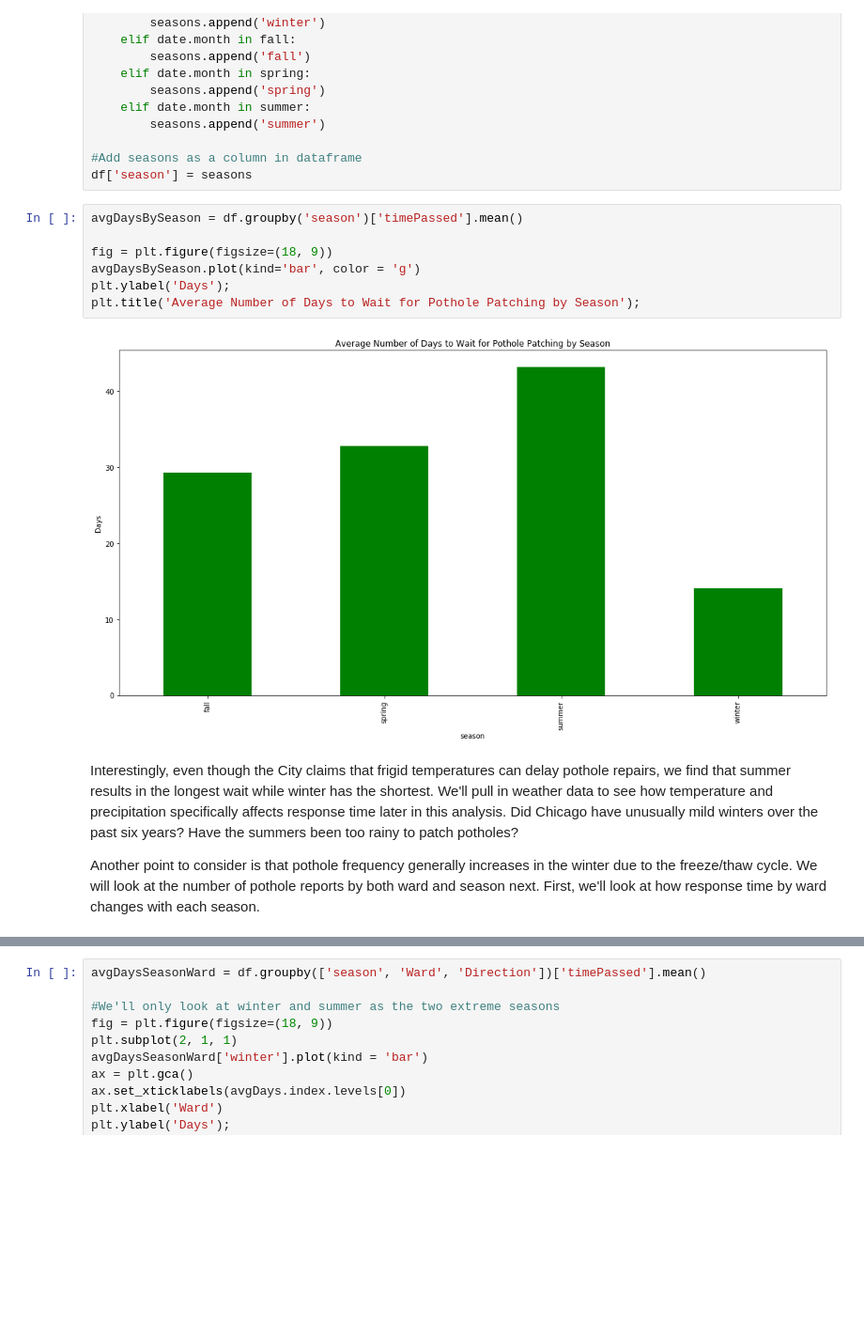
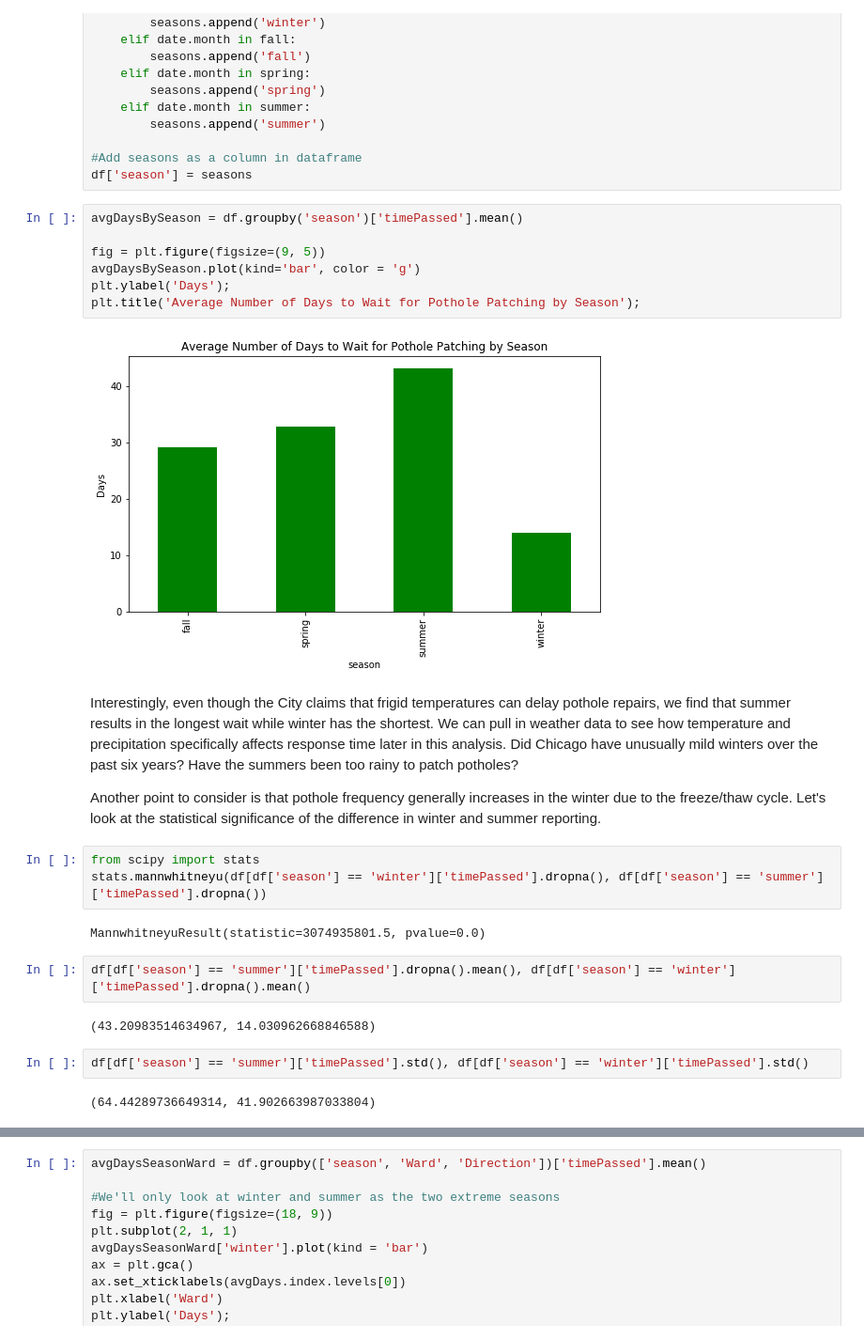
Before and after one commit to mdhanna/Chicago_Pothole_Analysis, a Jupyter notebook: Capstone1_Chicago_Pothole_Analysis.ipynb, the cells around one changed output, grey strips where cells are left out. Shown at 94% size. Saved outputs shown, nothing was run; the diff lists cells and outputs as text; blank space fills up the shorter version.

Commit message:
Adding statistical analysis

```diff
--- a/Capstone1_Chicago_Pothole_Analysis.ipynb
+++ b/Capstone1_Chicago_Pothole_Analysis.ipynb
@@ -212,13 +212,26 @@ df['season'] = seasons
 # %%
 avgDaysBySeason = df.groupby('season')['timePassed'].mean()
 
-fig = plt.figure(figsize=(18, 9))
+fig = plt.figure(figsize=(9, 5))
 avgDaysBySeason.plot(kind='bar', color = 'g')
 plt.ylabel('Days');
 plt.title('Average Number of Days to Wait for Pothole Patching by Season');
 # %% [output]
-[figure, old version]
+[figure, new version]
 # %% [markdown]
-Interestingly, even though the City claims that frigid temperatures can delay pothole repairs, we find that summer results in the longest wait while winter has the shortest.  We'll pull in weather data to see how temperature and precipitation specifically affects response time later in this analysis.  Did Chicago have unusually mild winters over the past six years?  Have the summers been too rainy to patch potholes?
+Interestingly, even though the City claims that frigid temperatures can delay pothole repairs, we find that summer results in the longest wait while winter has the shortest.  We can pull in weather data to see how temperature and precipitation specifically affects response time later in this analysis.  Did Chicago have unusually mild winters over the past six years?  Have the summers been too rainy to patch potholes?
 
-Another point to consider is that pothole frequency generally increases in the winter due to the freeze/thaw cycle.  We will look at the number of pothole reports by both ward and season next.  First, we'll look at how response time by ward changes with each season.
+Another point to consider is that pothole frequency generally increases in the winter due to the freeze/thaw cycle.  Let's look at the statistical significance of the difference in winter and summer reporting.
+# %%
+from scipy import stats
+stats.mannwhitneyu(df[df['season'] == 'winter']['timePassed'].dropna(), df[df['season'] == 'summer']['timePassed'].dropna())
+# %% [output]
+MannwhitneyuResult(statistic=3074935801.5, pvalue=0.0)
+# %%
+df[df['season'] == 'summer']['timePassed'].dropna().mean(), df[df['season'] == 'winter']['timePassed'].dropna().mean()
+# %% [output]
+(43.20983514634967, 14.030962668846588)
+# %%
+df[df['season'] == 'summer']['timePassed'].std(), df[df['season'] == 'winter']['timePassed'].std()
+# %% [output]
+(64.44289736649314, 41.902663987033804)
```
Also changed, not shown: parts of 94 cells of this notebook.
